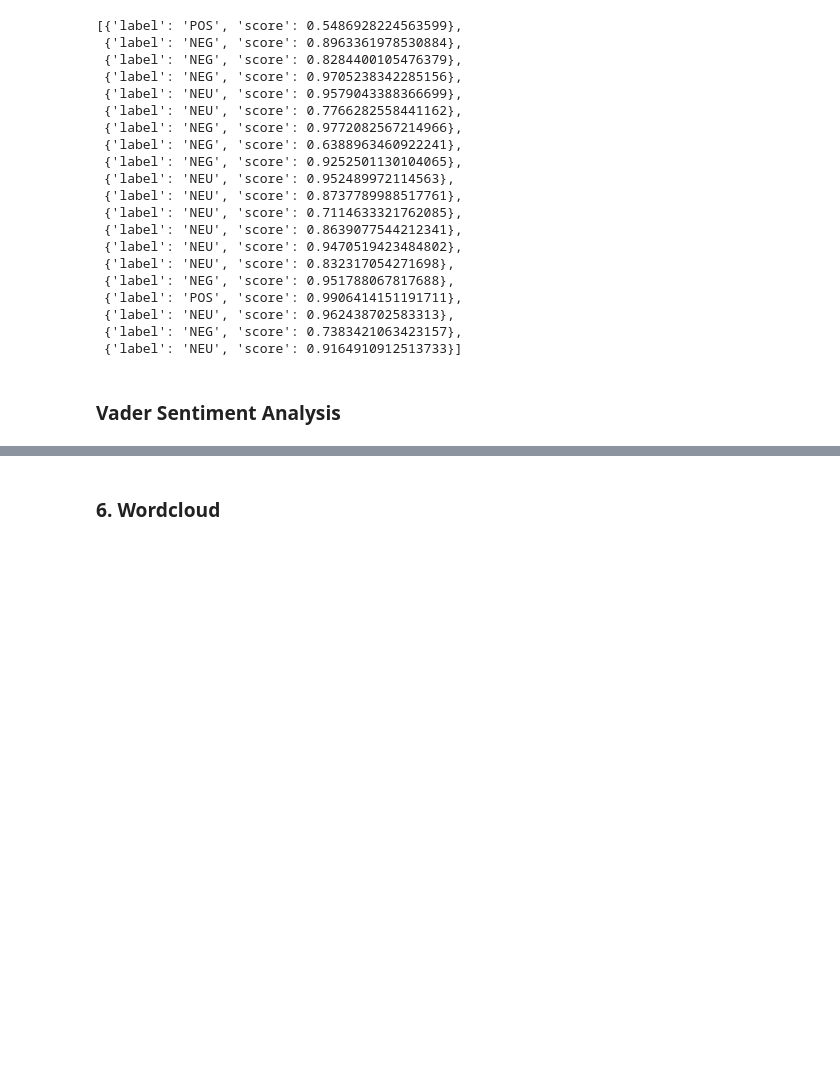
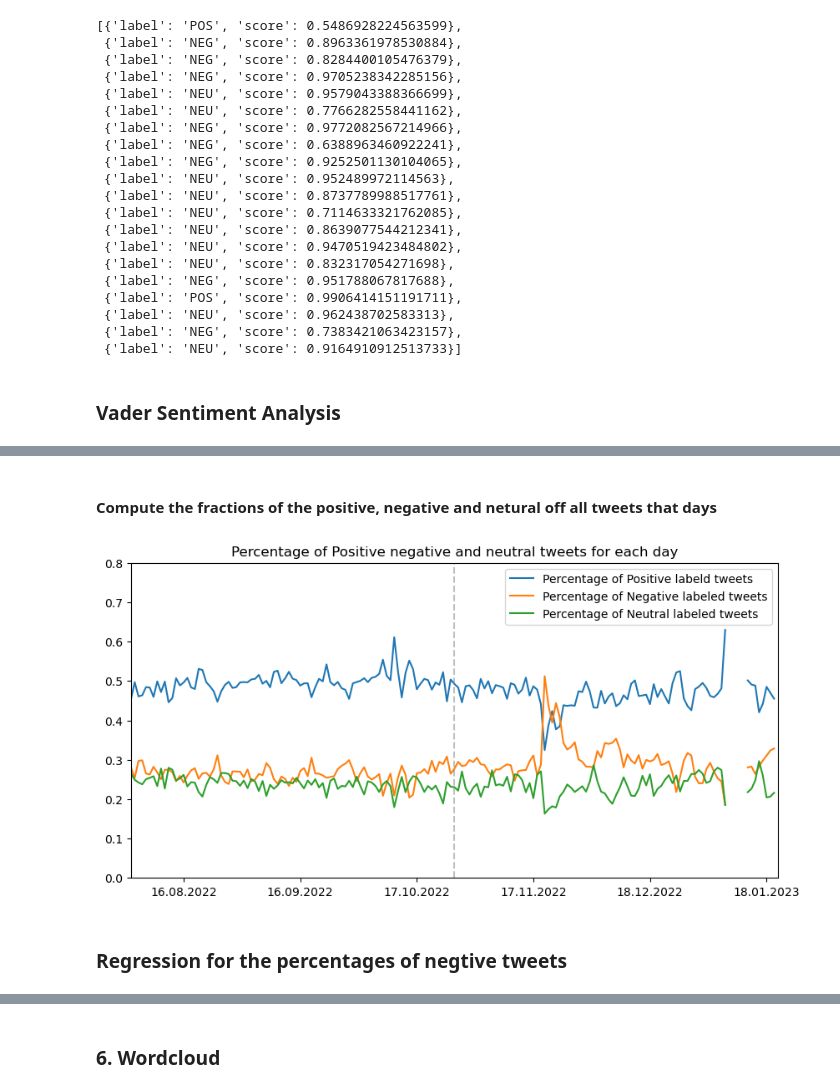
Before and after one commit to mdeppner/lgbtq-twitter-analysis, a Jupyter notebook: lgbtq_tweet_analysis.ipynb, the cells around one changed output, grey strips where cells are left out. Drawn from its saved outputs; the diff is of its cells as text; code cells hidden in the pictures; blank space fills up the shorter version.

```diff
--- a/lgbtq_tweet_analysis.ipynb
+++ b/lgbtq_tweet_analysis.ipynb
@@ -967,0 +774,2 @@ p_val
+# %% [markdown]
+#### Compute the fractions of the positive, negative and netural off all tweets that days
@@ -967,0 +802,26 @@ p_val
+# %%
+date_index = startdates_all
+
+plt.figure(figsize=(10, 5), dpi=100)
+
+plt.plot(date_index, positive_per_day_frac, label='Percentage of Positive labeld tweets')
+plt.plot(date_index, negative_per_day_frac, label='Percentage of Negative labeled tweets')
+plt.plot(date_index, neutral_per_day_frac, label='Percentage of Neutral labeled tweets')
+
+# set the tick locations and labels
+plt.gca().xaxis.set_major_locator(mdates.DayLocator(interval=31))
+plt.gca().xaxis.set_major_formatter(mdates.DateFormatter('%d.%m.%Y'))
+plt.xlim(startdates_all[0], enddates_all[-1])
+
+# Add a vertical line to mark the date of acquisition
+plt.axvline(x=date_of_acquisition,color='gray',linestyle='--',alpha=0.5)
+
+plt.ylim(0,0.8)
+plt.title("Percentage of Positive Negative and Neutral tweets for each day")
+
+plt.legend(loc='upper right')
+plt.show()
+# %% [output]
+[figure, added]
+# %% [markdown]
+### Regression for the percentages of negtive tweets
```
Also changed, not shown: parts of 56 cells of this notebook.
